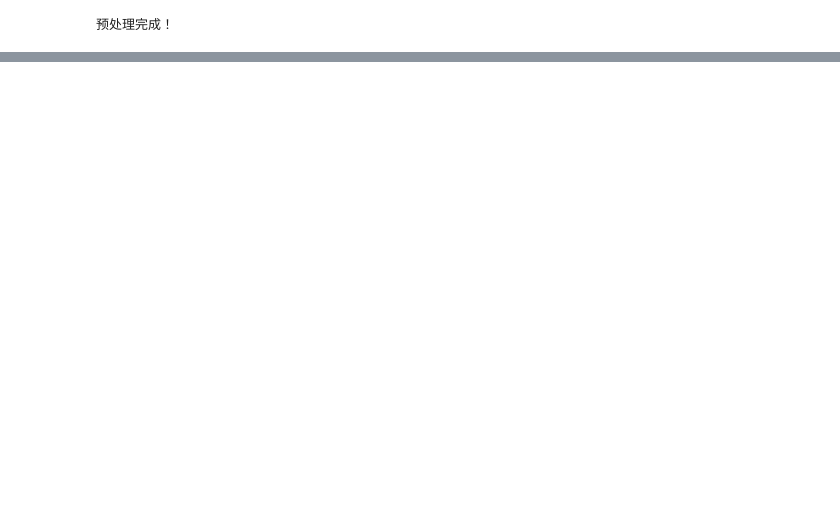
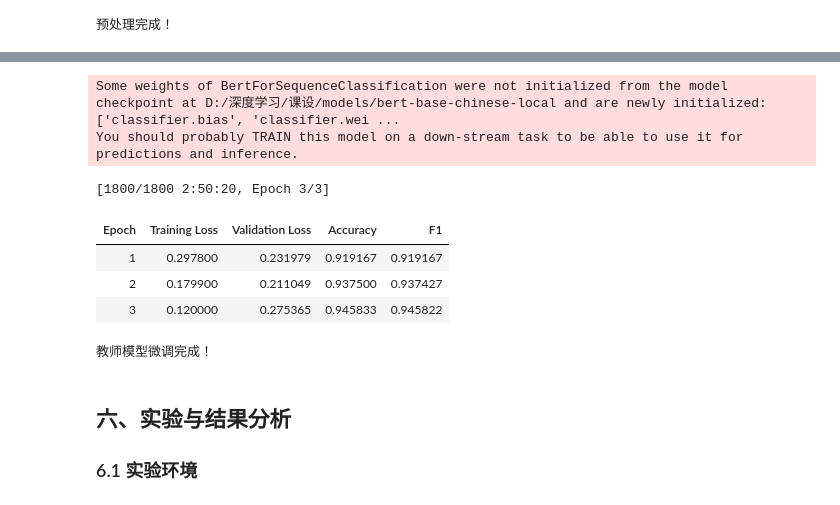
Before and after one commit to MIsshenJY/DL, a Jupyter notebook: 课设/DL课程设计.ipynb, the cells around one changed output, grey strips where cells are left out. Drawn from its saved outputs; the diff is of its cells as text; code cells hidden in the pictures; blank space fills up the shorter version.

```diff
--- a/课设/DL课程设计.ipynb
+++ b/课设/DL课程设计.ipynb
@@ -152,8 +151,5 @@ plt.show()
 # %%
-# 预处理：使用本地 BERT 分词器
-from transformers import BertTokenizer
-
-model_path = "D:/深度学习/课设/models/bert-base-chinese-local"
+# 加载 BERT 分词器（用于学生模型的词表和教师模型的输入）
 tokenizer = BertTokenizer.from_pretrained(model_path)
 
 def preprocess_function(examples):
@@ -161,11 +157,17 @@ def preprocess_function(examples):
         examples['text'],
         truncation=True,
         padding='max_length',
-        max_length=128
+        max_length=128,
+        return_tensors=None  # 返回 Python list
     )
 
 tokenized_datasets = dataset.map(preprocess_function, batched=True)
 print("预处理完成！")
+
+# 提取数据
+train_dataset = tokenized_datasets['train']
+val_dataset = tokenized_datasets['validation']
+test_dataset = tokenized_datasets['test']
 # %% [output]
 预处理完成！
 # %% [markdown]
@@ -449,0 +440,50 @@ np.save("./logs/distill_val_acc.npy", distill_val_acc)
+# %%
+from transformers import Trainer, TrainingArguments
+
+# 如果你已经保存了微调好的教师，可以跳过此步。这里使用 Trainer 快速微调
+teacher_model = BertForSequenceClassification.from_pretrained(model_path, num_labels=2)
+teacher_model.to(device)
+
+def compute_metrics(pred):
+    labels = pred.label_ids
+    preds = pred.predictions.argmax(-1)
+    acc = accuracy_score(labels, preds)
+    f1 = f1_score(labels, preds, average='macro')
+    return {'accuracy': acc, 'f1': f1}
+
+training_args = TrainingArguments(
+    output_dir='./teacher_results',
+    num_train_epochs=3,
+    per_device_train_batch_size=16,
+    per_device_eval_batch_size=16,
+    learning_rate=3e-5,
+    eval_strategy='epoch',
+    save_strategy='epoch',
+    load_best_model_at_end=True,
+    metric_for_best_model='accuracy',
+    logging_dir='./logs',
+    report_to=None,
+)
+
+trainer = Trainer(
+    model=teacher_model,
+    args=training_args,
+    train_dataset=train_dataset,
+    eval_dataset=val_dataset,
+    compute_metrics=compute_metrics,
+)
+
+trainer.train()
+# 保存微调后的教师权重
+teacher_model.save_pretrained('./models/teacher_finetuned')
+tokenizer.save_pretrained('./models/teacher_finetuned')
+print("教师模型微调完成！")
+# %% [output]
+Some weights of BertForSequenceClassification were not initialized from the model checkpoint at D:/深度学习/课设/models/bert-base-chinese-local and are newly initialized: ['classifier.bias', 'classifier.wei ...
+You should probably TRAIN this model on a down-stream task to be able to use it for predictions and inference.
+[1800/1800 2:50:20, Epoch 3/3]
+| Epoch | Training Loss | Validation Loss | Accuracy | F1 |
+| 1 | 0.297800 | 0.231979 | 0.919167 | 0.919167 |
+| 2 | 0.179900 | 0.211049 | 0.937500 | 0.937427 |
+| 3 | 0.120000 | 0.275365 | 0.945833 | 0.945822 |
+教师模型微调完成！
@@ -449,0 +533,4 @@ np.save("./logs/distill_val_acc.npy", distill_val_acc)
+# %% [markdown]
+## 六、实验与结果分析
+
+### 6.1 实验环境
```
Also changed, not shown: parts of 49 cells of this notebook.
